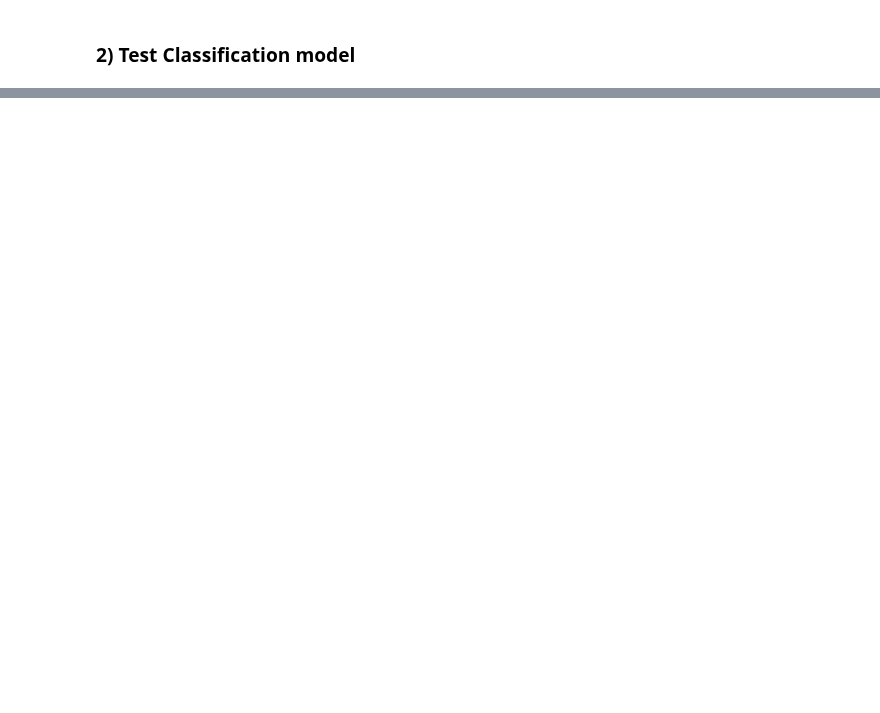
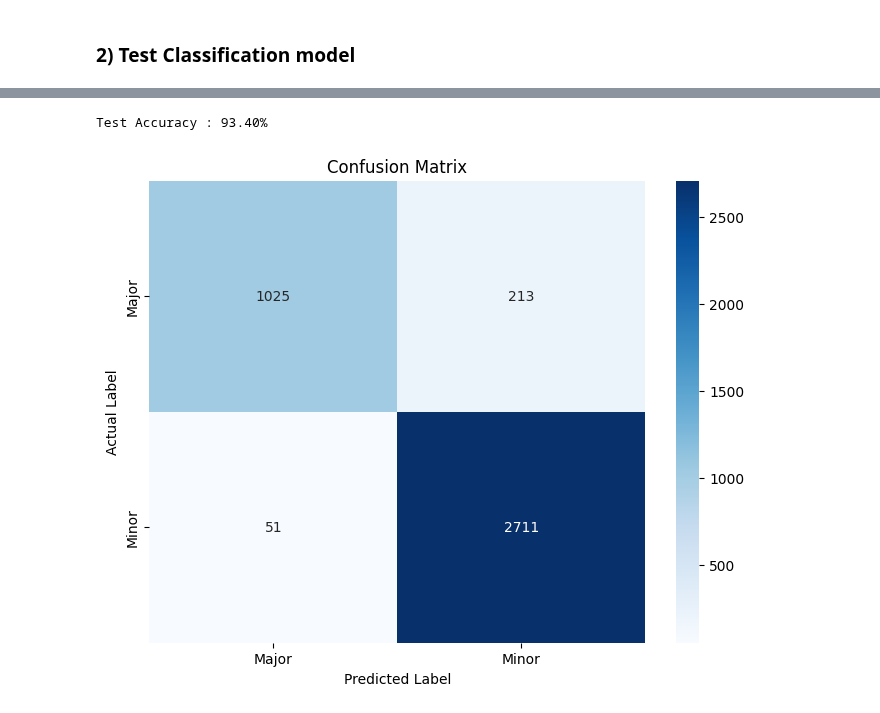
Before and after one commit to yangbaechu/FD-with-Label-Based-Group-Structure, a Jupyter notebook: SimCLR.ipynb, the cells around one changed output, grey strips where cells are left out. Saved outputs shown, nothing was run; the diff lists cells and outputs as text; code cells hidden in the pictures; blank space fills up the shorter version.

```diff
--- a/SimCLR.ipynb
+++ b/SimCLR.ipynb
@@ -299,31 +301,55 @@ print('Test Accuracy : %.2f%%' % (correct * 100 / len(test_subset)))
 testset = MNIST(root='./data', train=False, download=True, transform=transforms.ToTensor())
 
 # Prepare the custom test dataset with 4000 instances
 test_images = []
 test_targets = []
 
 for i, (image, target) in enumerate(testset):
     if len(test_images) >= 4000:
         break
     label = 0 if target < 3 else 1  # New labels: 0 for major, 1 for minor
     test_images.append(image)
     test_targets.append(label)
 
 # Convert to PyTorch tensors
 test_images = torch.stack(test_images)
 test_targets = torch.tensor(test_targets, dtype=torch.long)
 
 # Create a TensorDataset with the selected test instances and labels
 test_subset = TensorDataset(test_images, test_targets)
 test_dataloader = DataLoader(test_subset, batch_size=64, shuffle=False)
 
 # Testing the model
 classifier.eval()  # Set the model to evaluation mode
 correct = 0
+predicted_labels = []
+true_labels = []
+
 with torch.no_grad():
     for data, labels in tqdm(test_dataloader):
         data, labels = data.to(device), labels.to(device)
         logits = classifier(data)
-        correct += torch.sum(torch.argmax(logits, 1) == labels).item()
+        preds = torch.argmax(logits, 1)
+        correct += torch.sum(preds == labels).item()
+
+        # Store predicted and true labels
+        predicted_labels.extend(preds.cpu().numpy())
+        true_labels.extend(labels.cpu().numpy())
 
 print('Test Accuracy : %.2f%%' % (correct * 100 / len(test_subset)))
+
+# Create the confusion matrix
+confusion = np.zeros((2, 2), dtype=int)
+for true, pred in zip(true_labels, predicted_labels):
+    confusion[true][pred] += 1
+
+# Plot the confusion matrix
+plt.figure(figsize=(8, 6))
+sns.heatmap(confusion, annot=True, fmt="d", cmap="Blues", xticklabels=['Major', 'Minor'], yticklabels=['Major', 'Minor'])
+plt.title('Confusion Matrix')
+plt.ylabel('Actual Label')
+plt.xlabel('Predicted Label')
+plt.show()
+# %% [output]
+Test Accuracy : 93.40%
+[figure, added]
```
Also changed, not shown: parts of 5 cells of this notebook, 3 other files.
